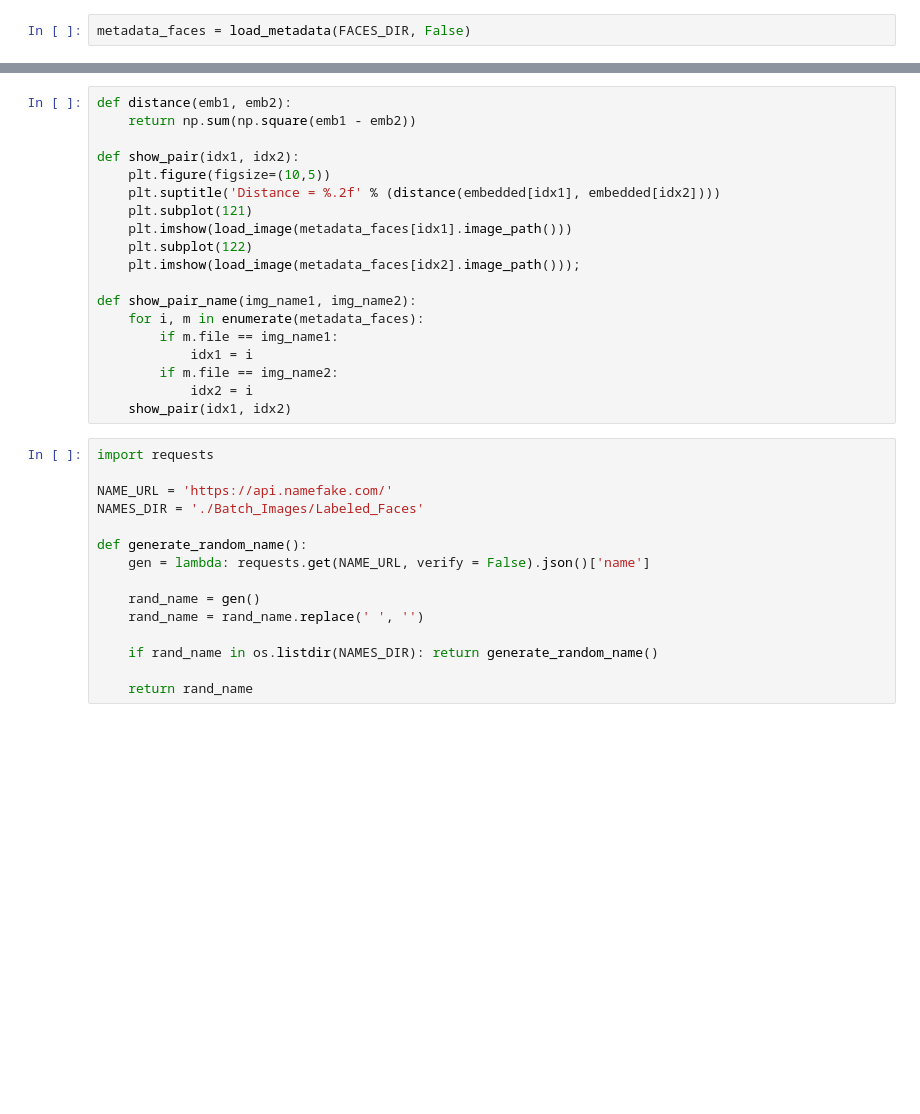
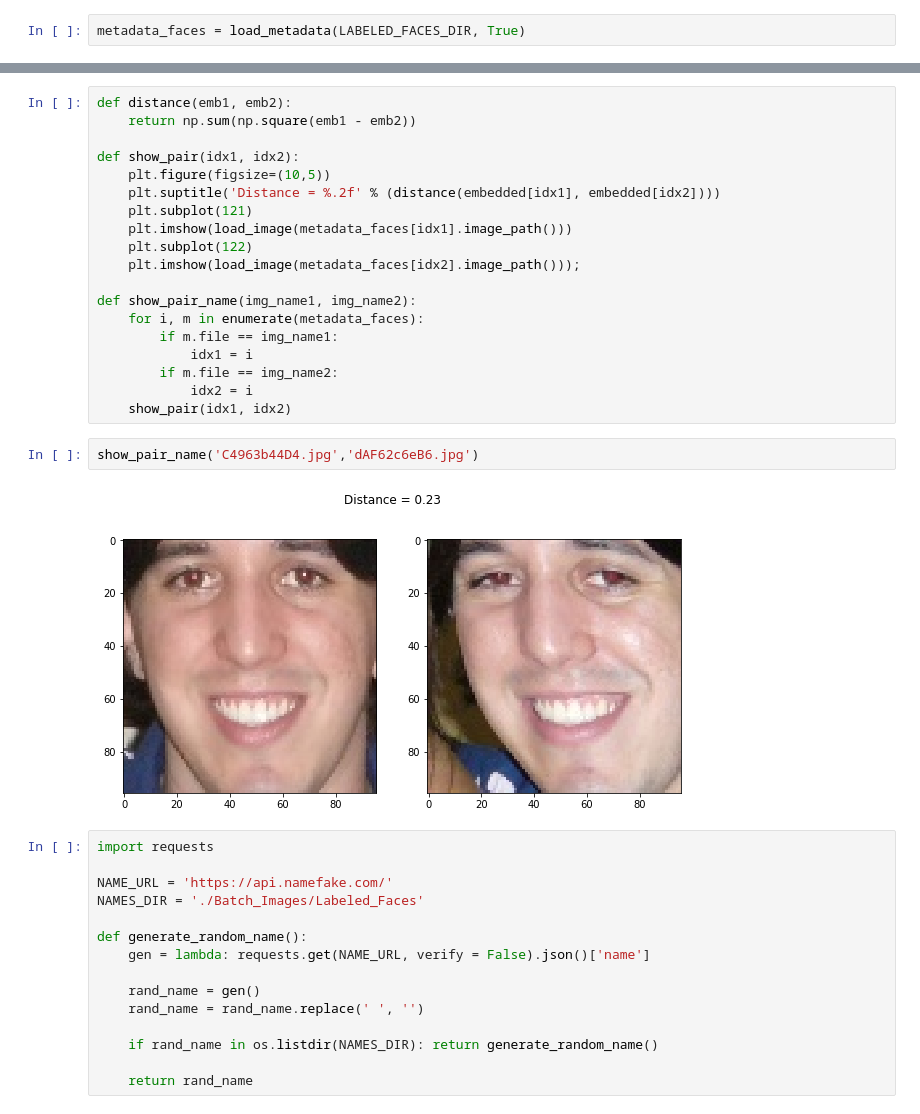
Before and after one commit to Thulio-Carvalho/DeepEvents, a Jupyter notebook: FaceNet.ipynb, the cells around one changed output, grey strips where cells are left out. Saved outputs shown, nothing was run; the diff lists cells and outputs as text; blank space fills up the shorter version.

```diff
--- a/FaceNet.ipynb
+++ b/FaceNet.ipynb
@@ -196,7 +201,7 @@ for i, m, in enumerate(metadata):
 # %% [output]
  98% |####################################################################### |
 # %%
-metadata_faces = load_metadata(FACES_DIR, False)
+metadata_faces = load_metadata(LABELED_FACES_DIR, True)
 # %%
 from progressbar import ProgressBar
 
@@ -232,6 +237,10 @@ def show_pair_name(img_name1, img_name2):
         if m.file == img_name2:
             idx2 = i
     show_pair(idx1, idx2)
+# %%
+show_pair_name('C4963b44D4.jpg','dAF62c6eB6.jpg')
+# %% [output]
+[figure, added]
 # %%
 import requests
 
```
Also changed, not shown: parts of 12 cells of this notebook.
